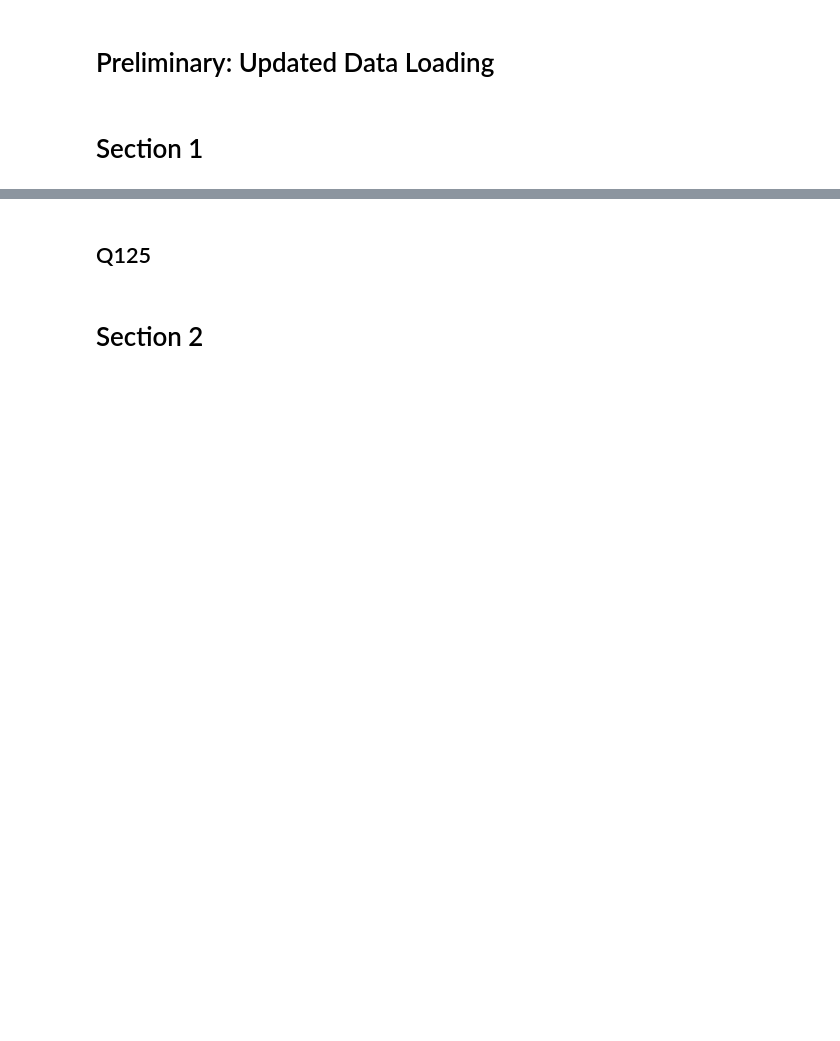
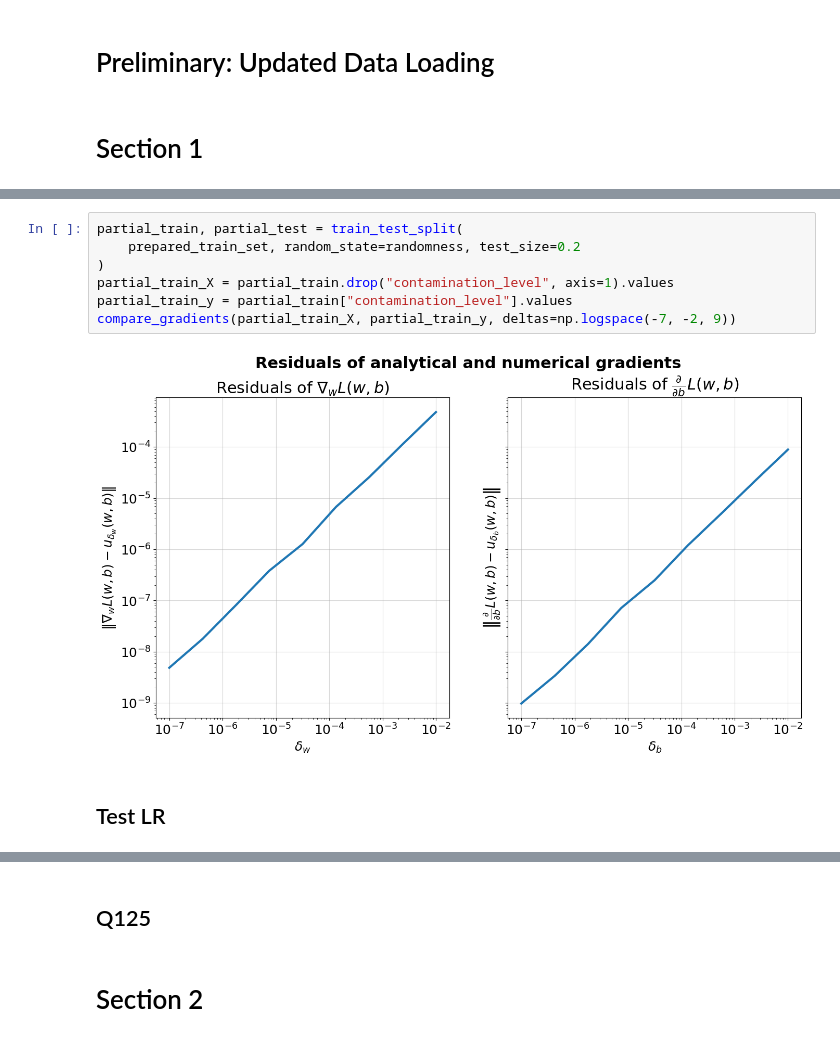
Before and after one commit to dgershko/iml_hw3, a Jupyter notebook: hw3.ipynb, the cells around one changed output, grey strips where cells are left out. Drawn from its saved outputs; the diff is of its cells as text; blank space fills up the shorter version.

```diff
--- a/hw3.ipynb
+++ b/hw3.ipynb
@@ -56,0 +268,11 @@ def get_huber_delta(X: List[Datapoint], Y: List[Label]):
+# %%
+partial_train, partial_test = train_test_split(
+    prepared_train_set, random_state=randomness, test_size=0.2
+)
+partial_train_X = partial_train.drop("contamination_level", axis=1).values
+partial_train_y = partial_train["contamination_level"].values
+compare_gradients(partial_train_X, partial_train_y, deltas=np.logspace(-7, -2, 9))
+# %% [output]
+[figure, added]
+# %% [markdown]
+## Test LR
```
Also changed, not shown: parts of 11 cells of this notebook, 4 other files.
